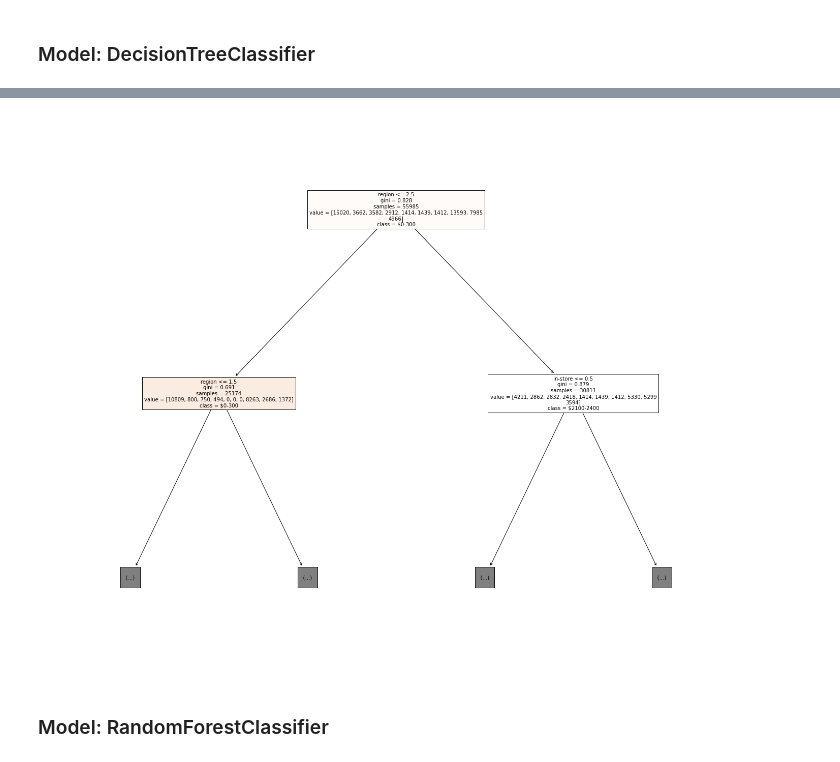
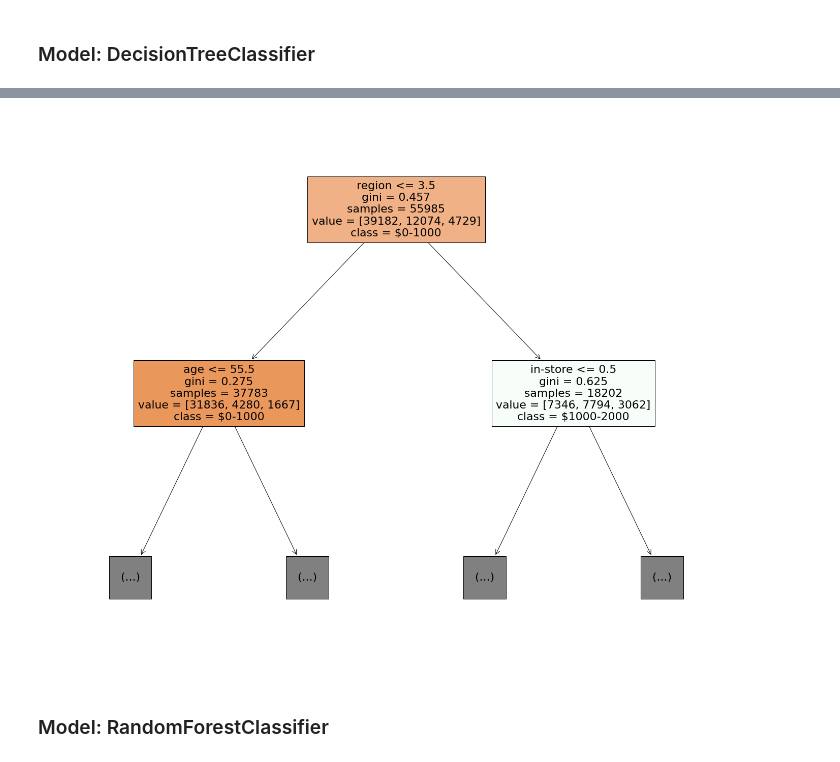
Before and after one commit to dreakian/DACP_XTOL_materials, a Jupyter notebook: custDemoClass.ipynb, the cells around one changed output, grey strips where cells are left out. Drawn from its saved outputs; the diff is of its cells as text; code cells hidden in the pictures.

```diff
--- a/custDemoClass.ipynb
+++ b/custDemoClass.ipynb
@@ -212,0 +184,6 @@ data["age_bin"] = pd.cut(data["age"], bins=8, labels=["10-20", "20-30", "30-40",
+# %%
+# BINS = 3
+
+# highest accuracy score (~43%)
+
+data["age_bin"] = pd.cut(data["age"], bins=3, labels=["0-30", "30-60", "60-90"])
@@ -345,24 +287,26 @@ X.head()
 
 #
 
-data["amount_bin"] = pd.cut(data["amount"], bins=10, labels=["$0-300", "$300-600", "$600-900", "$900-1200", "$1200-1500", "$1500-1800", "$1800-2100", "$2100-2400", "$2400-2700", "$2700-3000"])
+# data["amount_bin"] = pd.cut(data["amount"], bins=10, labels=["$0-300", "$300-600", "$600-900", "$900-1200", "$1200-1500", "$1500-1800", "$1800-2100", "$2100-2400", "$2400-2700", "$2700-3000"])
 
-y = data["amount_bin"]
+# y = data["amount_bin"]
 # %%
-# data["amount_bin"] = pd.cut(data["amount"], bins=3, labels=["0-1000", "1000-2000", "2000-3000"])
+data["amount_bin"] = pd.cut(data["amount"], bins=3, labels=["$0-1000", "$1000-2000", "$2000-3000"])
 
 # changing the bin parameter affects the accuracy scores of the model
 
-# y = data["amount_bin"]
+y = data["amount_bin"]
 # %%
 X_train, X_test, y_train, y_test = train_test_split(X, y, test_size=0.30, random_state=123)
 # %% [markdown]
 ### Model: DecisionTreeClassifier
 # %%
-algo = DecisionTreeClassifier()
+amount_DTC = DecisionTreeClassifier(max_depth=10)
 
-model = algo.fit(X_train, y_train)
+amount_model_1 = amount_DTC.fit(X_train, y_train)
 
-preds = model.predict(X_test)
+preds_amount_model_1 = amount_model_1.predict(X_test)
 
-print(classification_report(y_test, preds, zero_division=True))
+amount_model_1_cr = classification_report(y_test, preds_amount_model_1, zero_division=True)
+
+# print(classification_report(y_test, preds_amount_model_1, zero_division=True))
@@ -386,9 +313,9 @@ weighted avg       0.26      0.28      0.27     23994
 # %%
 fig = plt.figure(figsize=(25,20))
 
-tree = plot_tree(model, feature_names=X.columns, class_names=["$0-300", "$300-600", "$600-900", "$900-1200", "$1200-1500", "$1500-1800", "$1800-2100", "$2100-2400", "$2400-2700", "$2700-3000"], filled=True, max_depth=1)
+tree = plot_tree(amount_model_1, feature_names=X.columns, class_names=["$0-1000", "$1000-2000", "$2000-3000"], filled=True, max_depth=1)
 # %% [output]
-[figure, old version]
+[figure, new version]
 # %% [markdown]
 ### Model: RandomForestClassifier
 # %%
```
Also changed, not shown: parts of 50 cells of this notebook, 1 other file.
